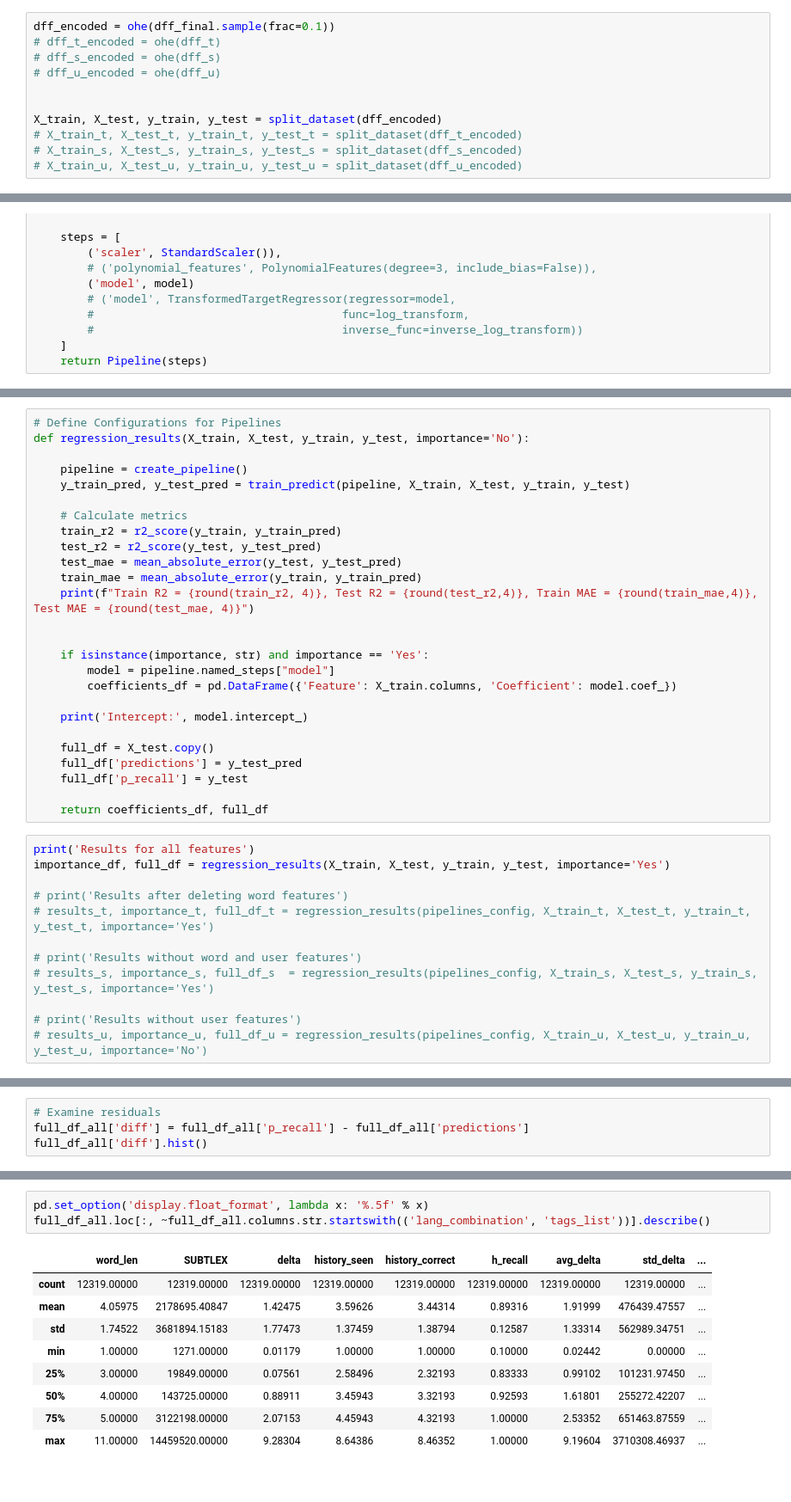
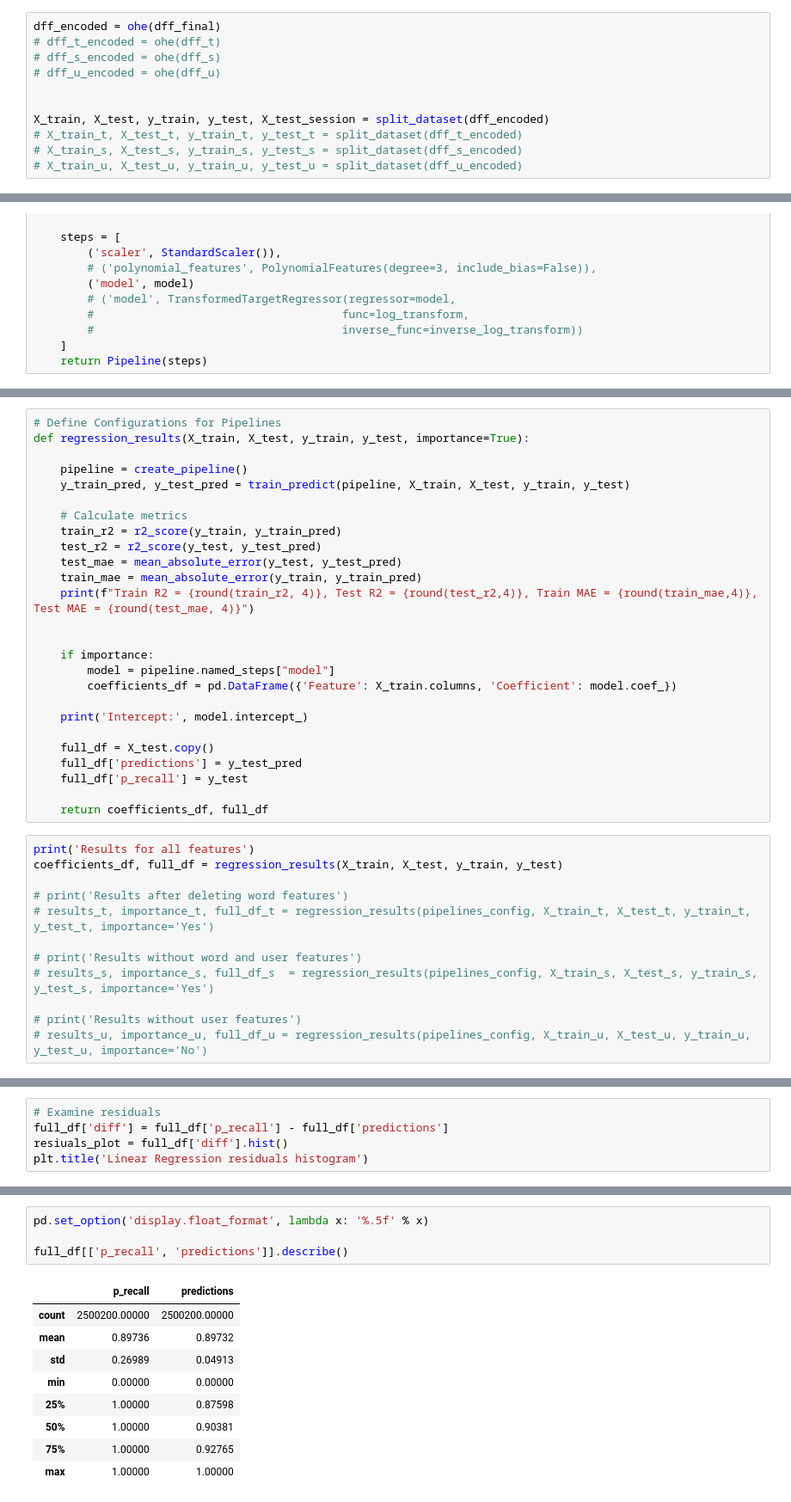
Before and after one commit to juliakubisa/spaced_repetition_algorithm, a Jupyter notebook: notebooks/baseline_models.ipynb, the cells around one changed output, grey strips where cells are left out. Shown at 86% size. Cells and saved outputs as stored; diff of their text form.

```diff
--- a/notebooks/baseline_models.ipynb
+++ b/notebooks/baseline_models.ipynb
@@ -180,13 +190,13 @@ def split_dataset(df):
 def cap_y(prediction):
     return np.clip(prediction, 0, 1)
 # %%
-dff_encoded = ohe(dff_final.sample(frac=0.1))
+dff_encoded = ohe(dff_final)
 # dff_t_encoded = ohe(dff_t)
 # dff_s_encoded = ohe(dff_s)
 # dff_u_encoded = ohe(dff_u)
 
 
-X_train, X_test, y_train, y_test = split_dataset(dff_encoded)
+X_train, X_test, y_train, y_test, X_test_session = split_dataset(dff_encoded)
 # X_train_t, X_test_t, y_train_t, y_test_t = split_dataset(dff_t_encoded)
 # X_train_s, X_test_s, y_train_s, y_test_s = split_dataset(dff_s_encoded)
 # X_train_u, X_test_u, y_train_u, y_test_u = split_dataset(dff_u_encoded)
@@ -223,7 +232,7 @@ def train_predict(pipeline, X_train, X_test, y_train, y_test):
     return y_train_pred, y_test_pred
 # %%
 # Define Configurations for Pipelines
-def regression_results(X_train, X_test, y_train, y_test, importance='No'):
+def regression_results(X_train, X_test, y_train, y_test, importance=True):
 
     pipeline = create_pipeline()
     y_train_pred, y_test_pred = train_predict(pipeline, X_train, X_test, y_train, y_test)
@@ -236,7 +245,7 @@ def regression_results(X_train, X_test, y_train, y_test, importance='No'):
     print(f"Train R2 = {round(train_r2, 4)}, Test R2 = {round(test_r2,4)}, Train MAE = {round(train_mae,4)}, Test MAE = {round(test_mae, 4)}")
 
 
-    if isinstance(importance, str) and importance == 'Yes':
+    if importance:
         model = pipeline.named_steps["model"]
         coefficients_df = pd.DataFrame({'Feature': X_train.columns, 'Coefficient': model.coef_})
 
@@ -249,7 +258,7 @@ def regression_results(X_train, X_test, y_train, y_test, importance='No'):
     return coefficients_df, full_df
 # %%
 print('Results for all features')
-importance_df, full_df = regression_results(X_train, X_test, y_train, y_test, importance='Yes')
+coefficients_df, full_df = regression_results(X_train, X_test, y_train, y_test)
 
 # print('Results after deleting word features')
 # results_t, importance_t, full_df_t = regression_results(pipelines_config, X_train_t, X_test_t, y_train_t, y_test_t, importance='Yes')
@@ -283,5 +282,6 @@ importance_df
 # %%
 # Examine residuals
-full_df_all['diff'] = full_df_all['p_recall'] - full_df_all['predictions']
-full_df_all['diff'].hist()
+full_df['diff'] = full_df['p_recall'] - full_df['predictions']
+resiuals_plot = full_df['diff'].hist()
+plt.title('Linear Regression residuals histogram')
 # %% [output]
@@ -300,13 +300,14 @@ plt.show()
 # %%
 pd.set_option('display.float_format', lambda x: '%.5f' % x)
-full_df_all.loc[:, ~full_df_all.columns.str.startswith(('lang_combination', 'tags_list'))].describe()
+
+full_df[['p_recall', 'predictions']].describe()
 # %% [output]
-|  | word_len | SUBTLEX | delta | history_seen | history_correct | h_recall | avg_delta | std_delta | ... |
-| count | 12319.00000 | 12319.00000 | 12319.00000 | 12319.00000 | 12319.00000 | 12319.00000 | 12319.00000 | 12319.00000 | ... |
-| mean | 4.05975 | 2178695.40847 | 1.42475 | 3.59626 | 3.44314 | 0.89316 | 1.91999 | 476439.47557 | ... |
-| std | 1.74522 | 3681894.15183 | 1.77473 | 1.37459 | 1.38794 | 0.12587 | 1.33314 | 562989.34751 | ... |
-| min | 1.00000 | 1271.00000 | 0.01179 | 1.00000 | 1.00000 | 0.10000 | 0.02442 | 0.00000 | ... |
-| 25% | 3.00000 | 19849.00000 | 0.07561 | 2.58496 | 2.32193 | 0.83333 | 0.99102 | 101231.97450 | ... |
-| 50% | 4.00000 | 143725.00000 | 0.88911 | 3.45943 | 3.32193 | 0.92593 | 1.61801 | 255272.42207 | ... |
-| 75% | 5.00000 | 3122198.00000 | 2.07153 | 4.45943 | 4.32193 | 1.00000 | 2.53352 | 651463.87559 | ... |
-| max | 11.00000 | 14459520.00000 | 9.28304 | 8.64386 | 8.46352 | 1.00000 | 9.19604 | 3710308.46937 | ... |
+|  | p_recall | predictions |
+| count | 2500200.00000 | 2500200.00000 |
+| mean | 0.89736 | 0.89732 |
+| std | 0.26989 | 0.04913 |
+| min | 0.00000 | 0.00000 |
+| 25% | 1.00000 | 0.87598 |
+| 50% | 1.00000 | 0.90381 |
+| 75% | 1.00000 | 0.92765 |
+| max | 1.00000 | 1.00000 |
```
Also changed, not shown: parts of 27 cells of this notebook, 5 other files.
